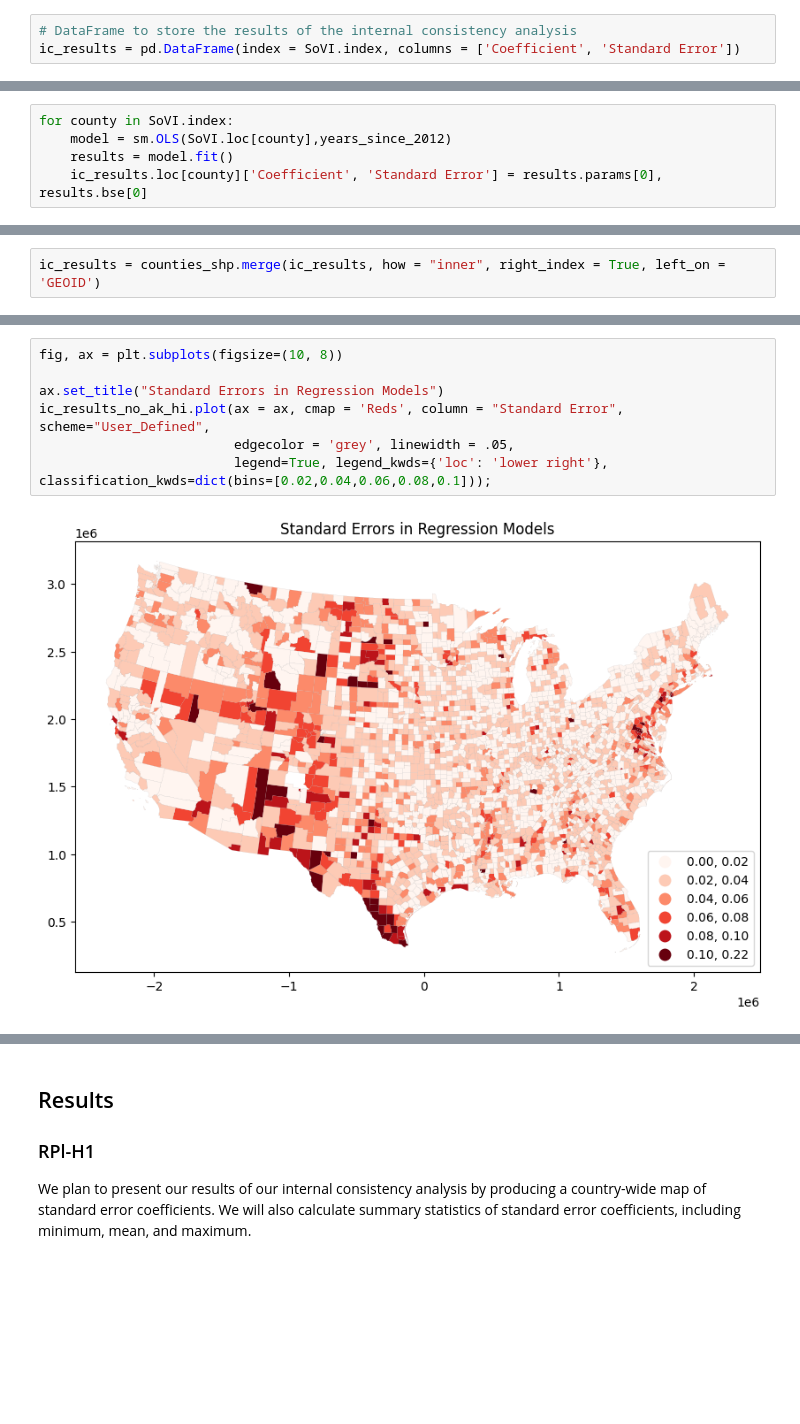
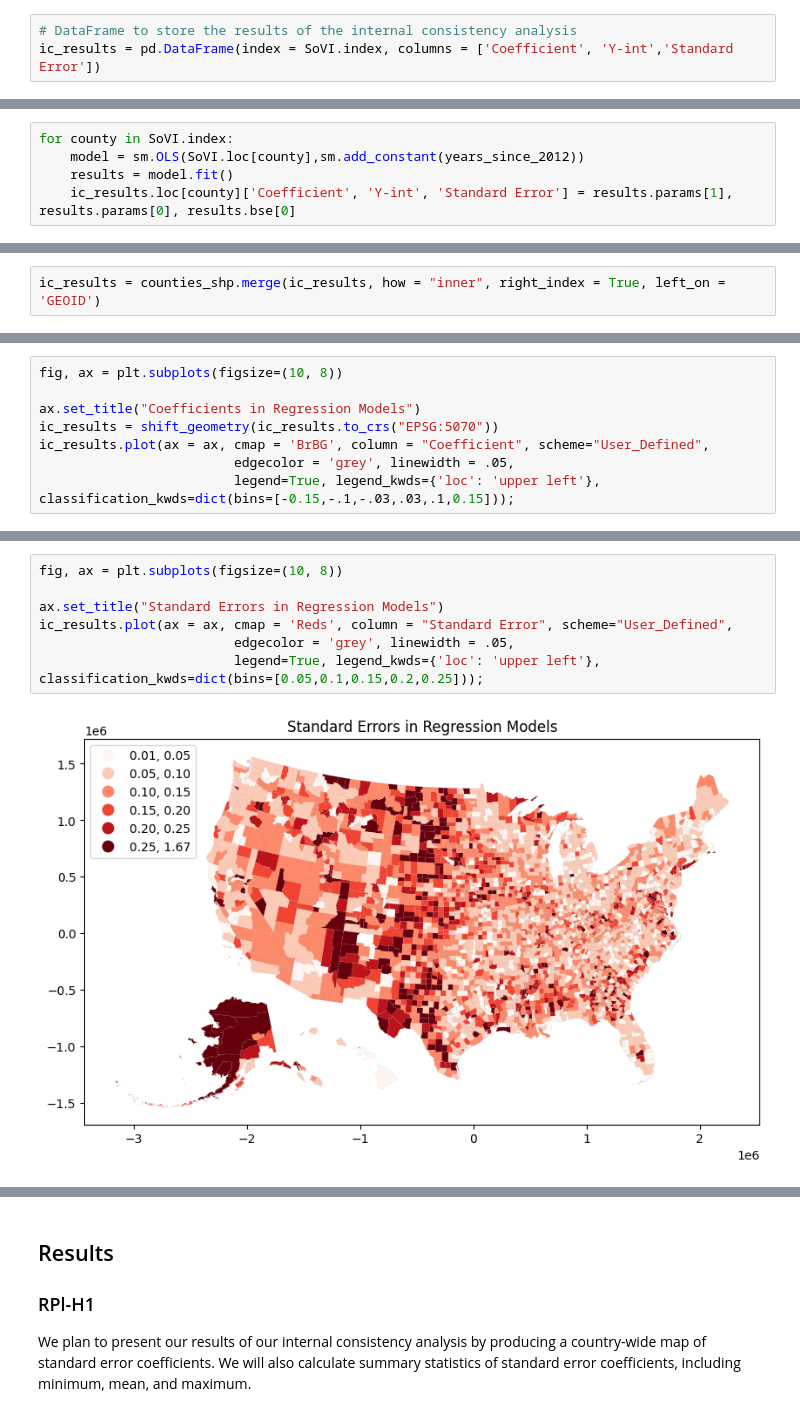
Before and after one commit to HEGSRR/RPl-Spielman-2020, a Jupyter notebook: procedure/code/RPl-Spielman-2020.ipynb, the cells around one changed output, grey strips where cells are left out. Saved outputs shown, nothing was run; the diff lists cells and outputs as text; blank space fills up the shorter version.

Commit message:
Fixed map, started graphs

```diff
--- a/procedure/code/RPl-Spielman-2020.ipynb
+++ b/procedure/code/RPl-Spielman-2020.ipynb
@@ -844,7 +838,7 @@ We will use the statsmodels package and its [regression.linear_model.OLS¶](http
 The standard error of our year variable's regression coefficient will illustrate how consistent SoVI scores are in a particular location when controlling for time.
 # %%
 # DataFrame to store the results of the internal consistency analysis
-ic_results = pd.DataFrame(index = SoVI.index, columns = ['Coefficient', 'Standard Error'])
+ic_results = pd.DataFrame(index = SoVI.index, columns = ['Coefficient', 'Y-int','Standard Error'])
 # %%
 years_since_2012 = [0, 1, 2, 3, 4, 5, 6, 7, 8, 9]
 # %%
@@ -862,8 +856,8 @@ warnings.simplefilter('ignore', UserWarning)
 # %%
 for county in SoVI.index:
-    model = sm.OLS(SoVI.loc[county],years_since_2012)
+    model = sm.OLS(SoVI.loc[county],sm.add_constant(years_since_2012))
     results = model.fit()
-    ic_results.loc[county]['Coefficient', 'Standard Error'] = results.params[0], results.bse[0]
+    ic_results.loc[county]['Coefficient', 'Y-int', 'Standard Error'] = results.params[1], results.params[0], results.bse[0]
 # %%
 ic_results
 # %% [output]
@@ -915,0 +880,8 @@ ic_results_no_ak_hi.plot(ax = ax, cmap = 'BrBG', column = "Coefficient", scheme=
+# %%
+fig, ax = plt.subplots(figsize=(10, 8))
+
+ax.set_title("Coefficients in Regression Models")
+ic_results = shift_geometry(ic_results.to_crs("EPSG:5070"))
+ic_results.plot(ax = ax, cmap = 'BrBG', column = "Coefficient", scheme="User_Defined",
+                         edgecolor = 'grey', linewidth = .05,
+                         legend=True, legend_kwds={'loc': 'upper left'}, classification_kwds=dict(bins=[-0.15,-.1,-.03,.03,.1,0.15]));
@@ -916,9 +890,9 @@ ic_results_no_ak_hi.plot(ax = ax, cmap = 'BrBG', column = "Coefficient", scheme=
 # %%
 fig, ax = plt.subplots(figsize=(10, 8))
 
 ax.set_title("Standard Errors in Regression Models")
-ic_results_no_ak_hi.plot(ax = ax, cmap = 'Reds', column = "Standard Error", scheme="User_Defined",
+ic_results.plot(ax = ax, cmap = 'Reds', column = "Standard Error", scheme="User_Defined",
                          edgecolor = 'grey', linewidth = .05,
-                         legend=True, legend_kwds={'loc': 'lower right'}, classification_kwds=dict(bins=[0.02,0.04,0.06,0.08,0.1]));
+                         legend=True, legend_kwds={'loc': 'upper left'}, classification_kwds=dict(bins=[0.05,0.1,0.15,0.2,0.25]));
 # %% [output]
-[figure, old version]
+[figure, new version]
```
Also changed, not shown: parts of 17 cells of this notebook.
